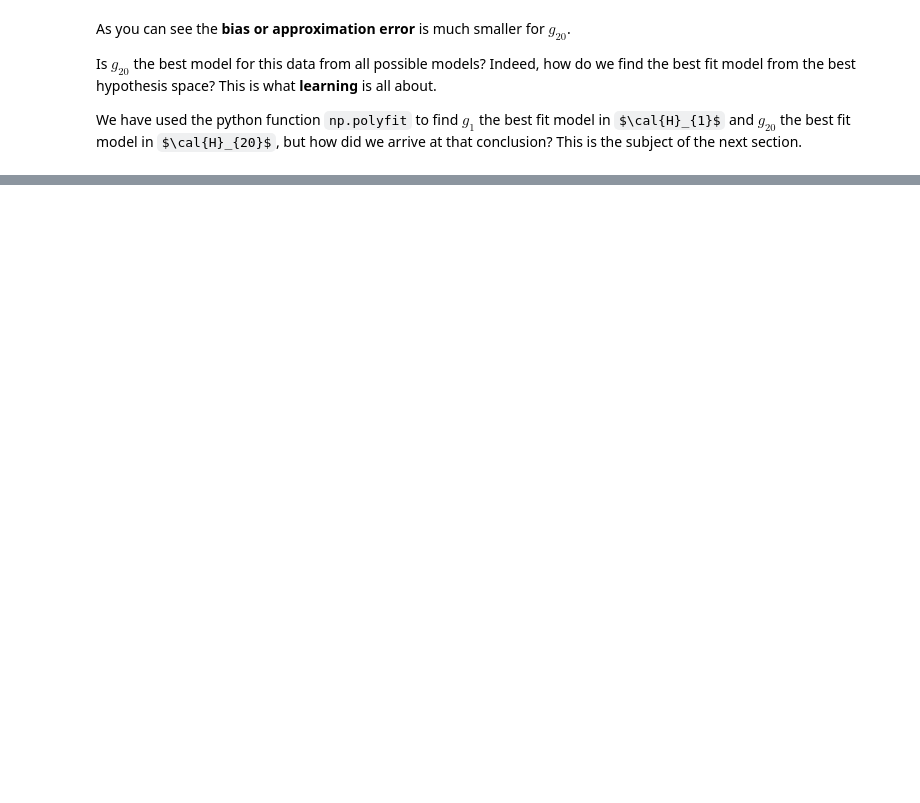
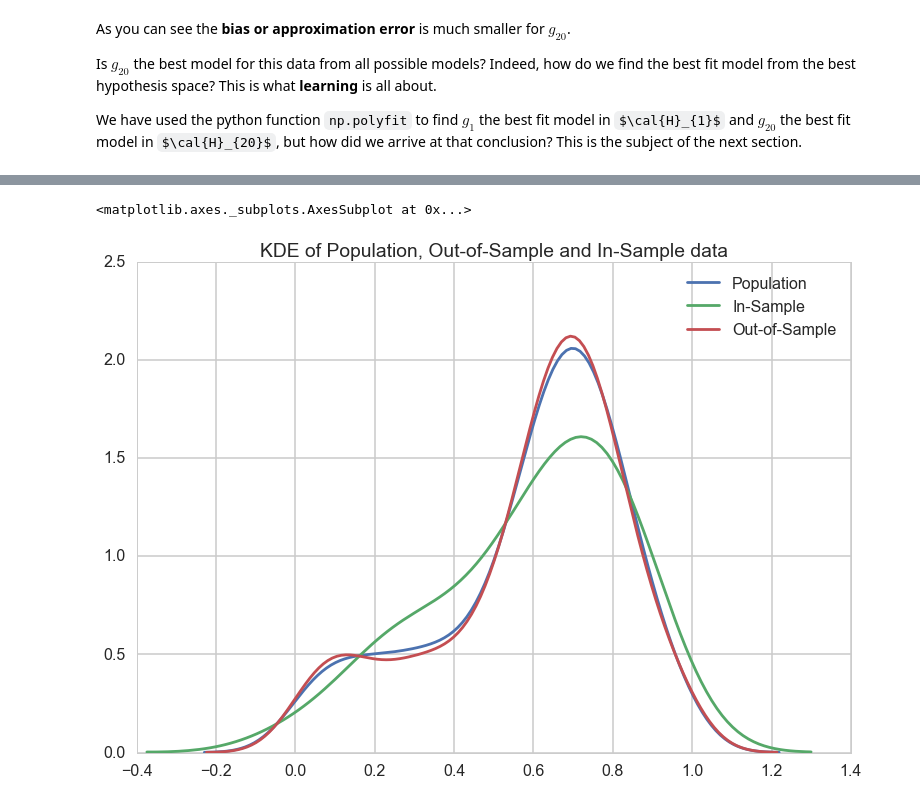
Before and after one commit to suyashSax/CS-109, a Jupyter notebook: Week 6/Lab 5 - Learning Models.ipynb, the cells around one changed output, grey strips where cells are left out. Saved outputs shown, nothing was run; the diff lists cells and outputs as text; code cells hidden in the pictures; some formulas as TeX source; blank space fills up the shorter version.

```diff
--- a/Week 6/Lab 5 - Learning Models.ipynb
+++ b/Week 6/Lab 5 - Learning Models.ipynb
@@ -250,0 +339,9 @@ We have used the python function `np.polyfit` to find $g_{1}$ the best fit model
+# %%
+oos = [i for i in x if i not in samplex]
+plt.title("KDE of Population, Out-of-Sample and In-Sample data")
+sns.kdeplot(x, label="Population")
+sns.kdeplot(samplex, label="In-Sample")
+sns.kdeplot(np.array(oos), label="Out-of-Sample")
+# %% [output]
+<matplotlib.axes._subplots.AxesSubplot at 0x...>
+[figure, added]
```
Also changed, not shown: parts of 60 cells of this notebook.
